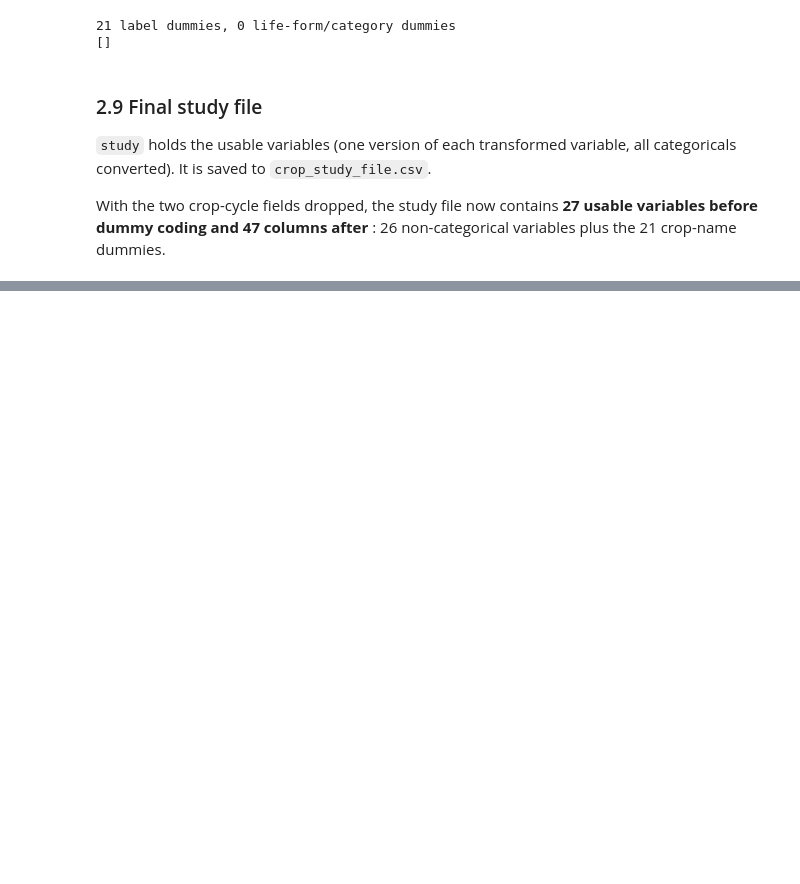
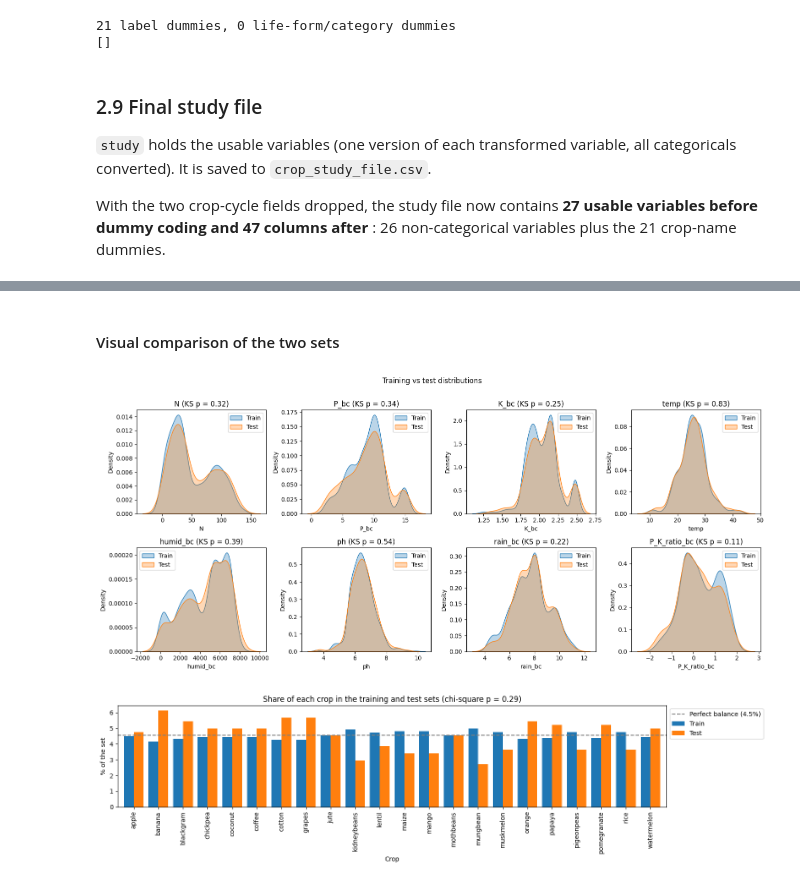
Before and after one commit to UbaidUllah777/Crop_Recommendation_Analysis, a Jupyter notebook: Crop_Recommendation_Workshop_C.ipynb, the cells around one changed output, grey strips where cells are left out. Saved outputs shown, nothing was run; the diff lists cells and outputs as text; code cells hidden in the pictures; blank space fills up the shorter version.

Commit message:
feat: implement train-test validation and dependent variable analysis

```diff
--- a/Crop_Recommendation_Workshop_C.ipynb
+++ b/Crop_Recommendation_Workshop_C.ipynb
@@ -766,0 +871,8 @@ As in the class demo we use an **80/20 random split** with a fixed seed. The tra
+# %%
+train, test = train_test_split(df, test_size=TEST_SIZE, random_state=RANDOM_STATE)
+
+print("Train:", train.shape)
+print("Test :", test.shape)
+
+display(train[row_level_vars + nominal].describe(include="all").T)
+display(test[row_level_vars + nominal].describe(include="all").T)
@@ -766,0 +983,30 @@ As in the class demo we use an **80/20 random split** with a fixed seed. The tra
+# %% [markdown]
+#### Visual comparison of the two sets
+# %%
+cont = [c for c in row_level_vars if c != "ph_class_ord"]
+ks_p = ks_table.set_index("variable")["p_value"]
+
+fig, axes = plt.subplots(2, 4, figsize=(16, 7))
+for ax, col in zip(axes.flatten(), cont):
+    sns.kdeplot(train[col], ax=ax, fill=True, alpha=0.3, label="Train")
+    sns.kdeplot(test[col], ax=ax, fill=True, alpha=0.3, label="Test")
+    ax.set_title(f"{col} (KS p = {ks_p[col]:.2f})")
+    ax.legend()
+for ax in axes.flatten()[len(cont):]:
+    ax.axis("off")
+fig.suptitle("Training vs test distributions", y=1.01)
+plt.tight_layout()
+plt.show()
+
+shares = pd.DataFrame({"Train": train["label"].value_counts(normalize=True),
+                       "Test": test["label"].value_counts(normalize=True)}).sort_index() * 100
+ax = shares.plot.bar(figsize=(15, 4), width=0.8)
+ax.axhline(100 / 22, color="grey", linestyle="--", label="Perfect balance (4.5%)")
+ax.set_ylabel("% of the set"); ax.set_xlabel("Crop")
+ax.set_title(f"Share of each crop in the training and test sets (chi-square p = {chi_table.set_index('variable').loc['label', 'p_value']:.2f})")
+ax.legend(loc="upper left", bbox_to_anchor=(1.0, 1.0))
+plt.tight_layout()
+plt.show()
+# %% [output]
+[figure, added]
+[figure, added]
```
Also changed, not shown: parts of 18 cells of this notebook.
